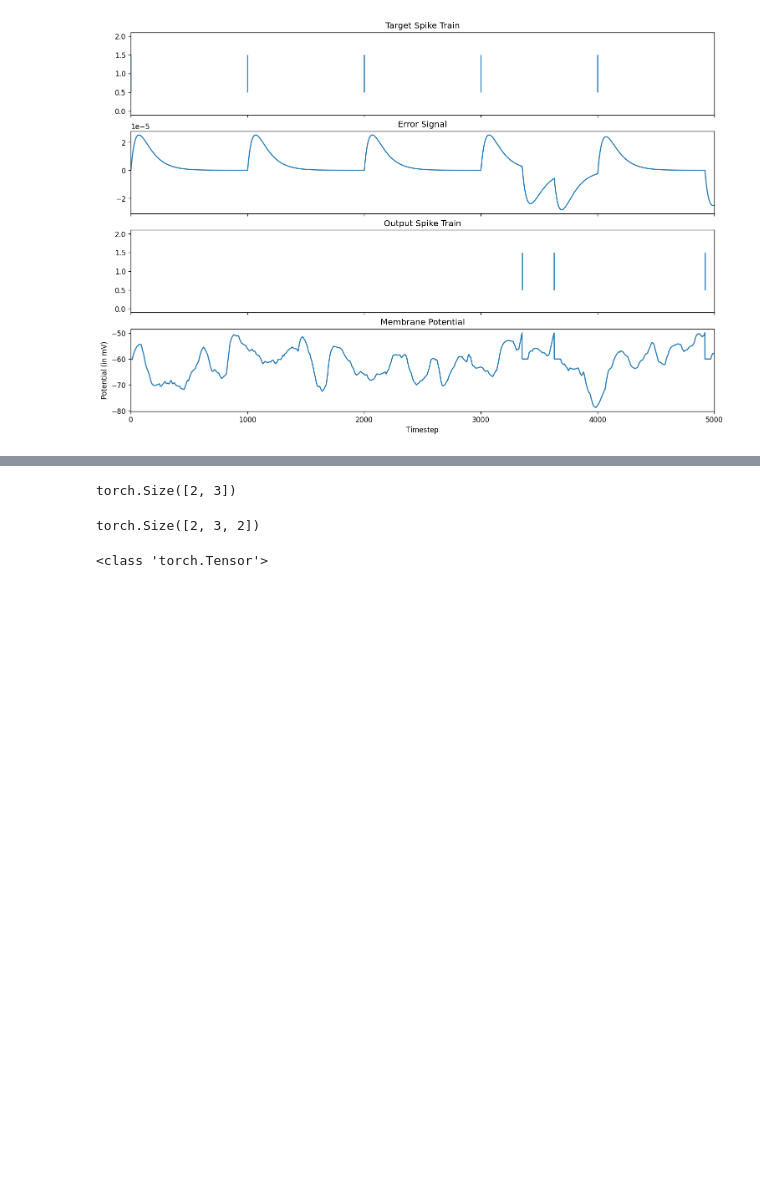
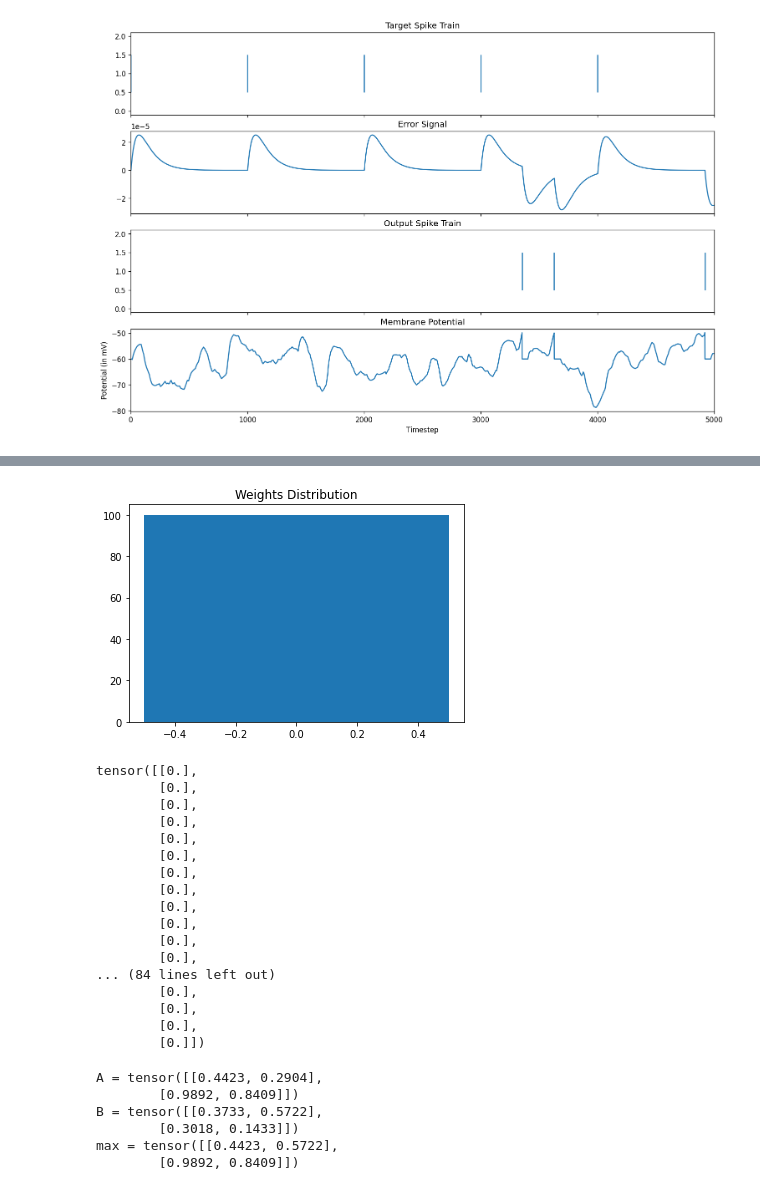
Before and after one commit to divyanshgupt/Unreliable-Transmission, a Jupyter notebook: Superspike implementation.ipynb, the cells around one changed output, grey strips where cells are left out. Saved outputs shown, nothing was run; the diff lists cells and outputs as text; code cells hidden in the pictures; blank space fills up the shorter version.

```diff
--- a/Superspike implementation.ipynb
+++ b/Superspike implementation.ipynb
@@ -964,17 +1002,37 @@ TypeError: ignored
-# %%
-a = torch.tensor([1, 2, 3])
-b = torch.tensor((5, 6, 7))
-c = torch.stack([a, b], dim=0)
-print(c.shape)
-# %% [output]
-torch.Size([2, 3])
-# %%
-d = torch.stack([c, c+1], dim=2)
-print(d.shape)
-# %% [output]
-torch.Size([2, 3, 2])
-# %%
-max_2, idx = torch.max(d, dim=2)
-print(type(max_2))
-# %% [output]
-<class 'torch.Tensor'>
+# %%
+weights[weights != weights] = 0
+plot_weight_distribution(weights)
+print(weights)
+#plot_neuron_dynamics(mem_rec, spk_rec, error_rec, target)
+# %% [output]
+[figure, added]
+tensor([[0.],
+        [0.],
+        [0.],
+        [0.],
+        [0.],
+        [0.],
+        [0.],
+        [0.],
+        [0.],
+        [0.],
+        [0.],
+        [0.],
+... (84 lines left out)
+        [0.],
+        [0.],
+        [0.],
+        [0.]])
+# %%
+a = torch.rand((2, 2))
+b = torch.rand((2, 2))
+print("A =", a)
+print("B =", b)
+print("max =", torch.max(a,b))
+# %% [output]
+A = tensor([[0.4423, 0.2904],
+        [0.9892, 0.8409]])
+B = tensor([[0.3733, 0.5722],
+        [0.3018, 0.1433]])
+max = tensor([[0.4423, 0.5722],
+        [0.9892, 0.8409]])
```
Also changed, not shown: parts of 17 cells of this notebook.
